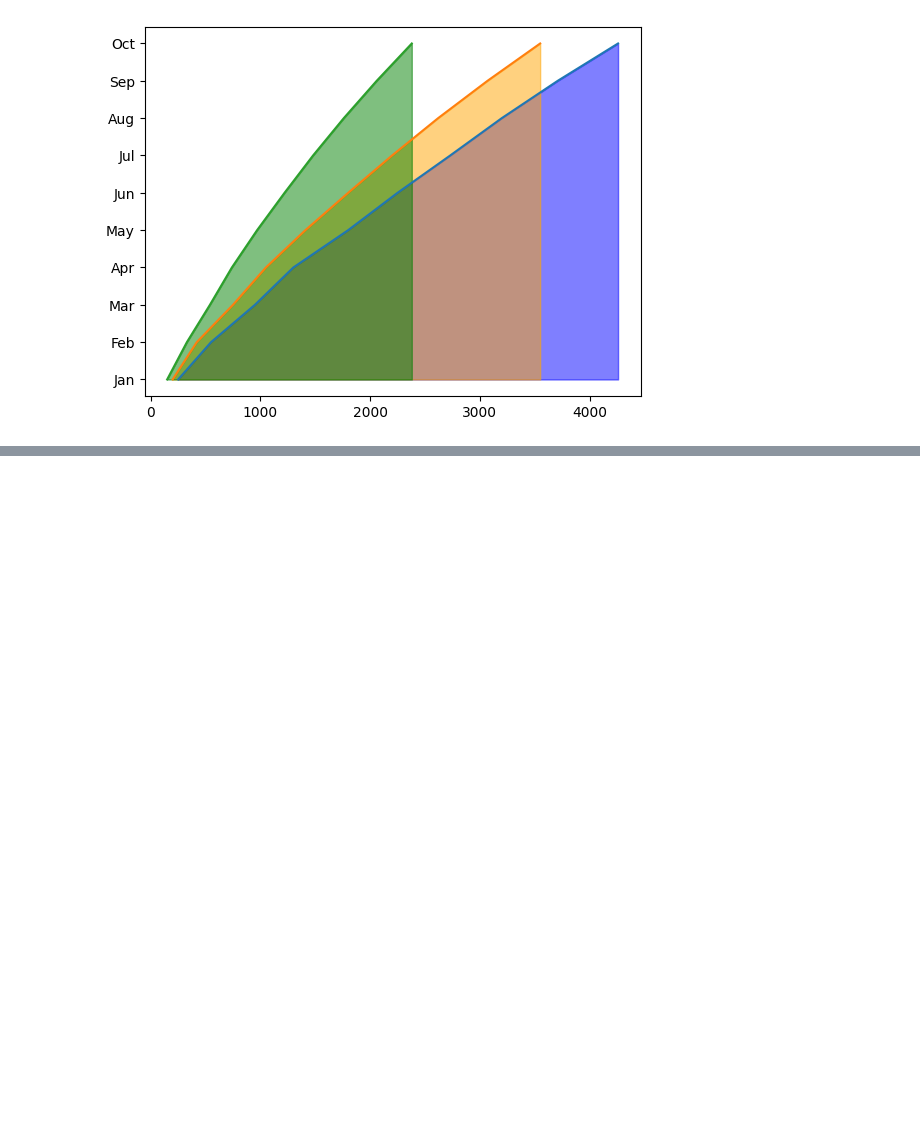
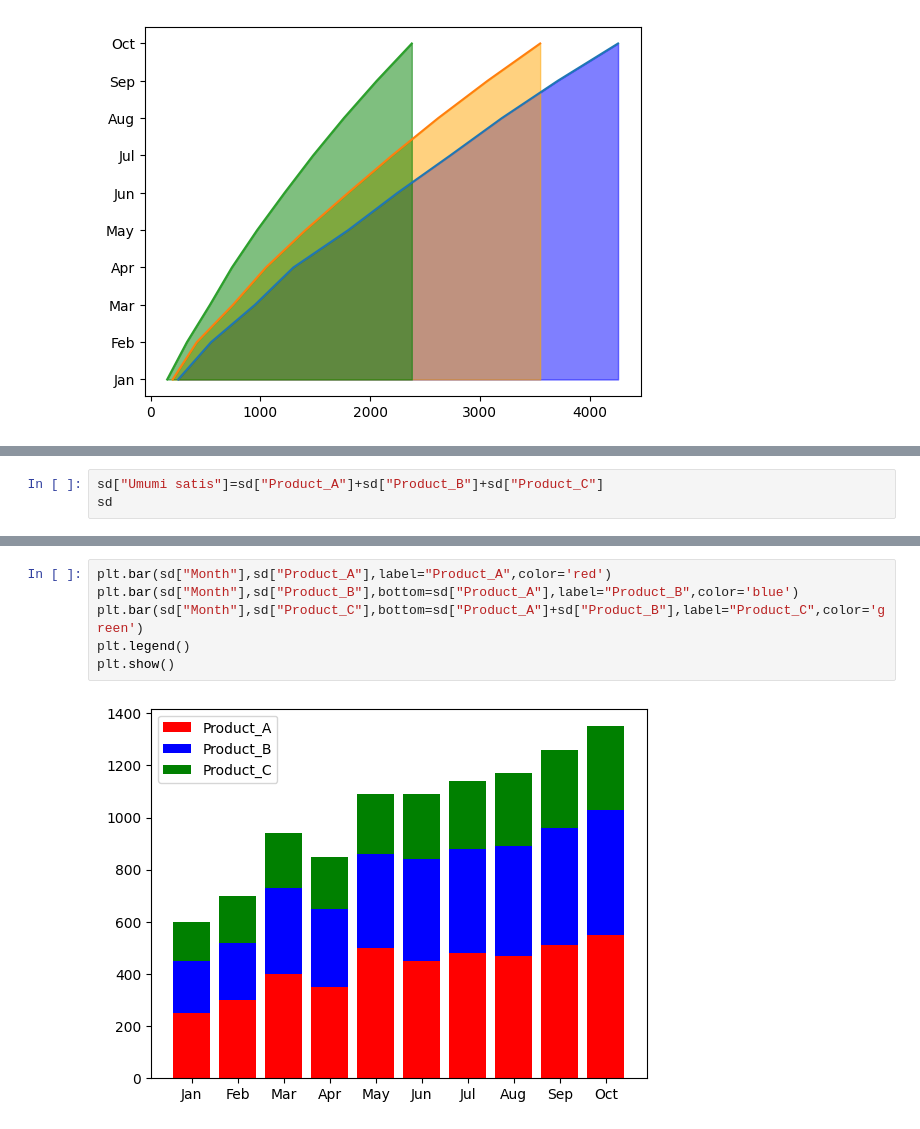
Before and after one commit to Ayan282/colab, a Jupyter notebook: Welcome_to_Colab.ipynb, the cells around one changed output, grey strips where cells are left out. Cells and saved outputs as stored; diff of their text form; blank space fills up the shorter version.

```diff
--- a/Welcome_to_Colab.ipynb
+++ b/Welcome_to_Colab.ipynb
@@ -186,0 +192,3 @@ plt.fill_between(sd["cumsumC"],sd["Month"],color="green",alpha=0.5)
+# %%
+sd["Umumi satis"]=sd["Product_A"]+sd["Product_B"]+sd["Product_C"]
+sd
@@ -186,0 +207,8 @@ plt.fill_between(sd["cumsumC"],sd["Month"],color="green",alpha=0.5)
+# %%
+plt.bar(sd["Month"],sd["Product_A"],label="Product_A",color='red')
+plt.bar(sd["Month"],sd["Product_B"],bottom=sd["Product_A"],label="Product_B",color='blue')
+plt.bar(sd["Month"],sd["Product_C"],bottom=sd["Product_A"]+sd["Product_B"],label="Product_C",color='green')
+plt.legend()
+plt.show()
+# %% [output]
+[figure, added]
```
Also changed, not shown: parts of 5 cells of this notebook.
